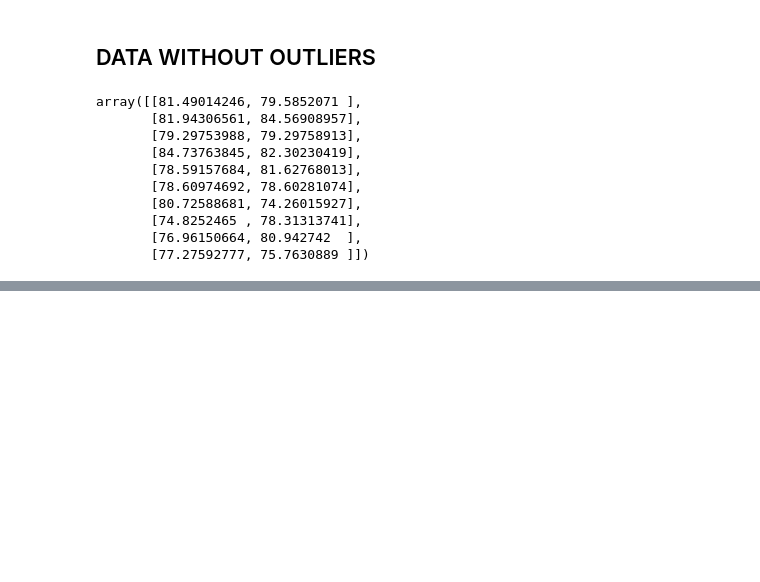
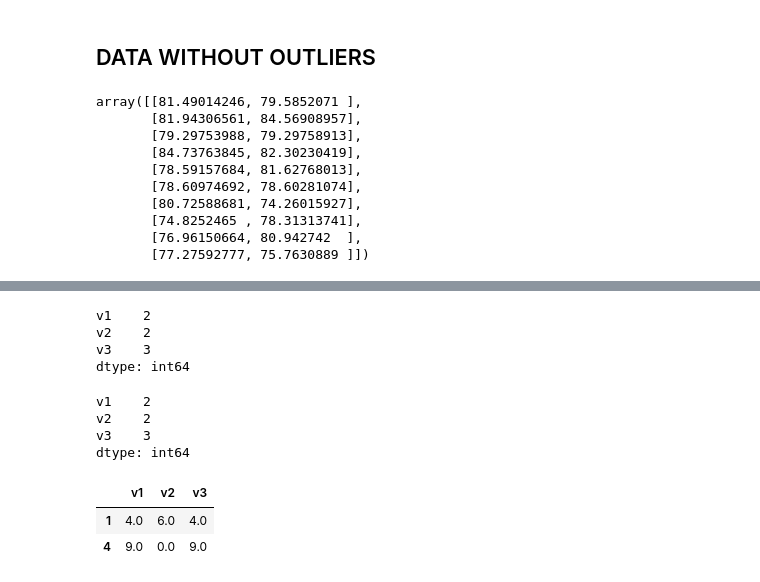
Before and after one commit to tsdmrfth/python-data-processing-pr, a Jupyter notebook: data_processing.ipynb, the cells around one changed output, grey strips where cells are left out. Drawn from its saved outputs; the diff is of its cells as text; code cells hidden in the pictures; blank space fills up the shorter version.

```diff
--- a/data_processing.ipynb
+++ b/data_processing.ipynb
@@ -336,0 +456,20 @@ array([[81.49014246, 79.5852071 ],
+# %%
+df.isna().sum()
+# %% [output]
+v1    2
+v2    2
+v3    3
+dtype: int64
+# %%
+df.isnull().sum()
+# %% [output]
+v1    2
+v2    2
+v3    3
+dtype: int64
+# %%
+df.dropna()
+# %% [output]
+|  | v1 | v2 | v3 |
+| 1 | 4.0 | 6.0 | 4.0 |
+| 4 | 9.0 | 0.0 | 9.0 |
```
Also changed, not shown: parts of 25 cells of this notebook.
